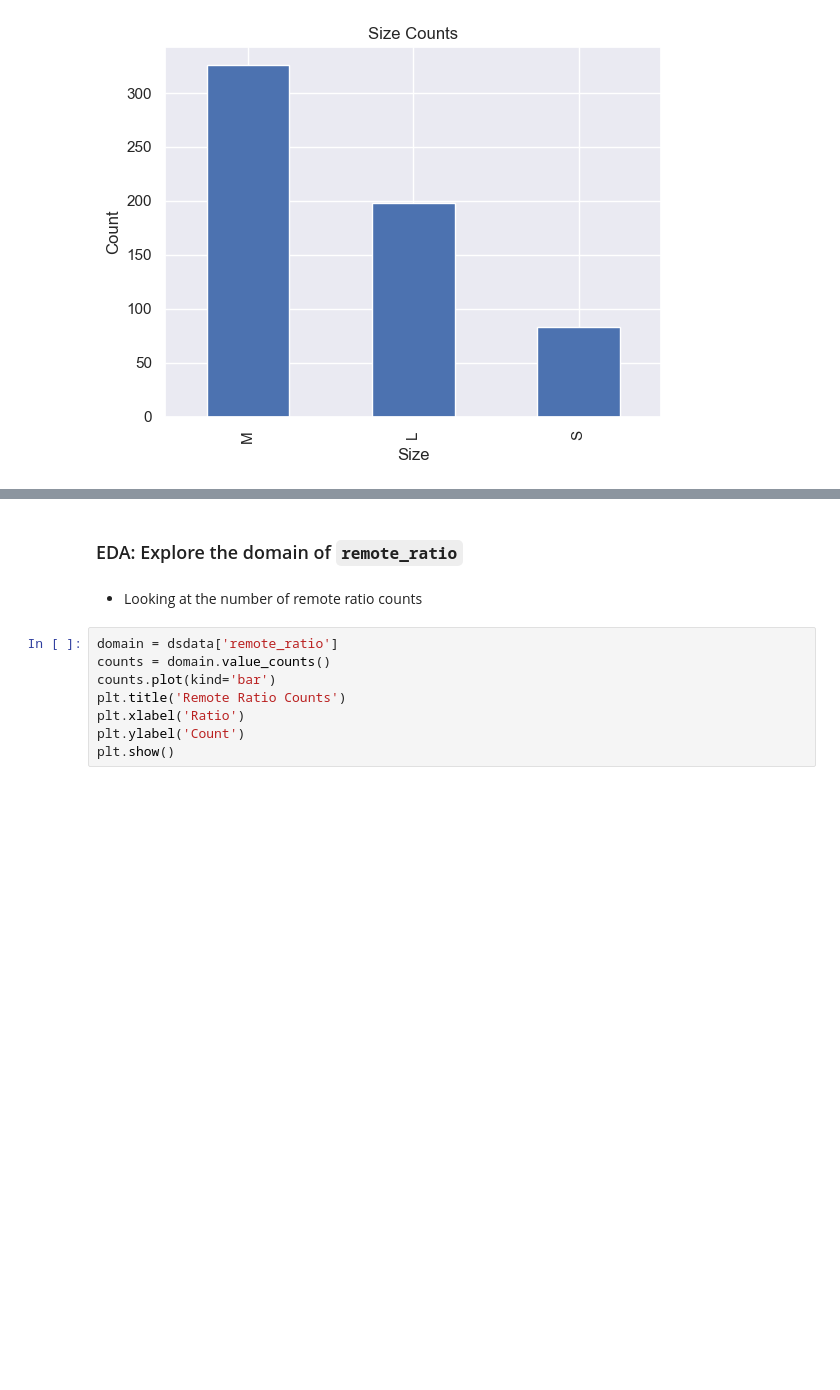
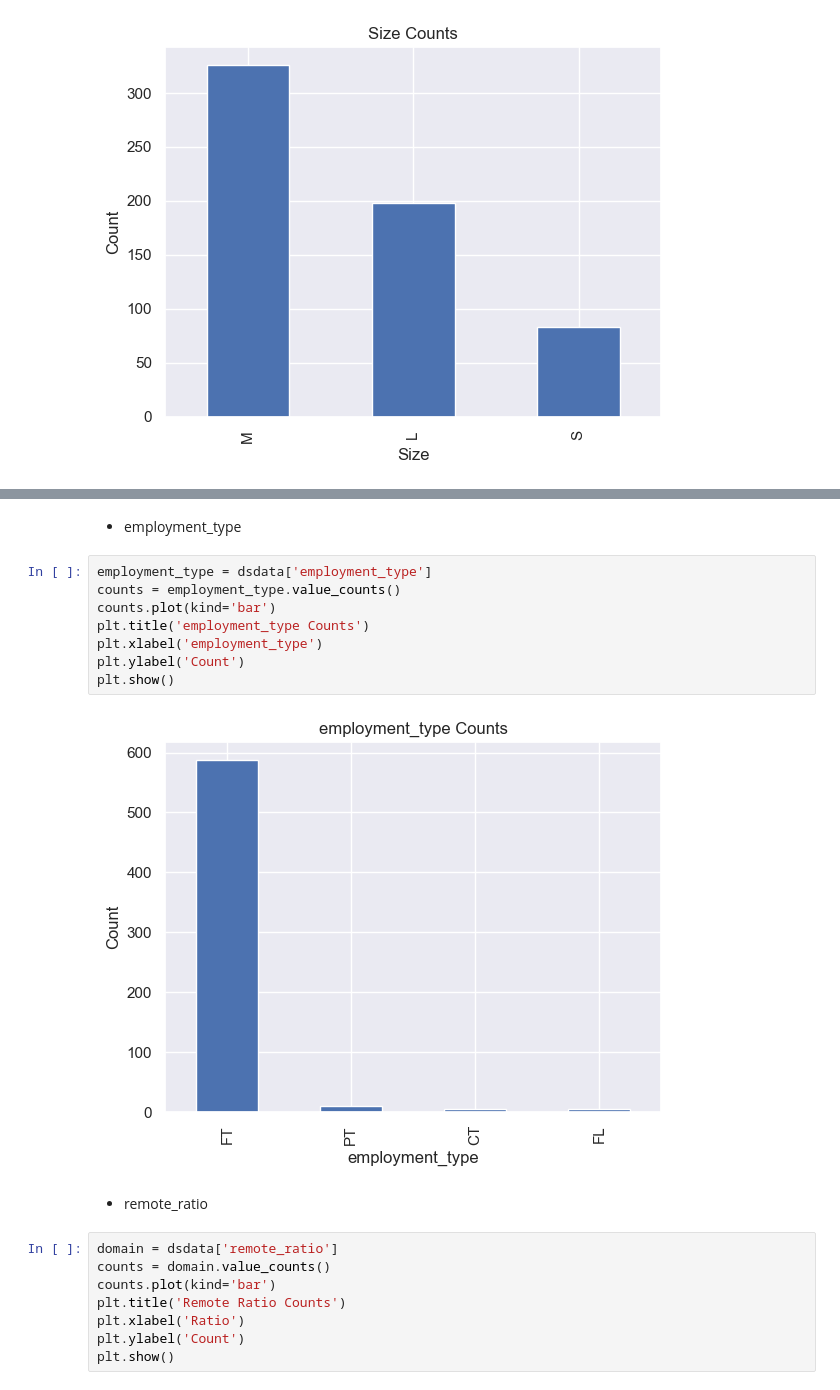
Before and after one commit to legitaxes/sc1015-mini_assignment, a Jupyter notebook: EDA-of-Dataset.ipynb, the cells around one changed output, grey strips where cells are left out. Cells and saved outputs as stored; diff of their text form; blank space fills up the shorter version.

```diff
--- a/EDA-of-Dataset.ipynb
+++ b/EDA-of-Dataset.ipynb
@@ -219,7 +176,17 @@ It appears M and L is higher than S, generally.
+# %% [markdown]
+- employment_type
+# %%
+employment_type = dsdata['employment_type']
+counts = employment_type.value_counts()
+counts.plot(kind='bar')
+plt.title('employment_type Counts')
+plt.xlabel('employment_type')
+plt.ylabel('Count')
+plt.show()
+# %% [output]
+[figure, added]
 # %% [markdown]
-### EDA: Explore the domain of `remote_ratio`
+- remote_ratio
-# %% [markdown]
-- Looking at the number of remote ratio counts
 # %%
 domain = dsdata['remote_ratio']
 counts = domain.value_counts()
```
Also changed, not shown: parts of 46 cells of this notebook.
